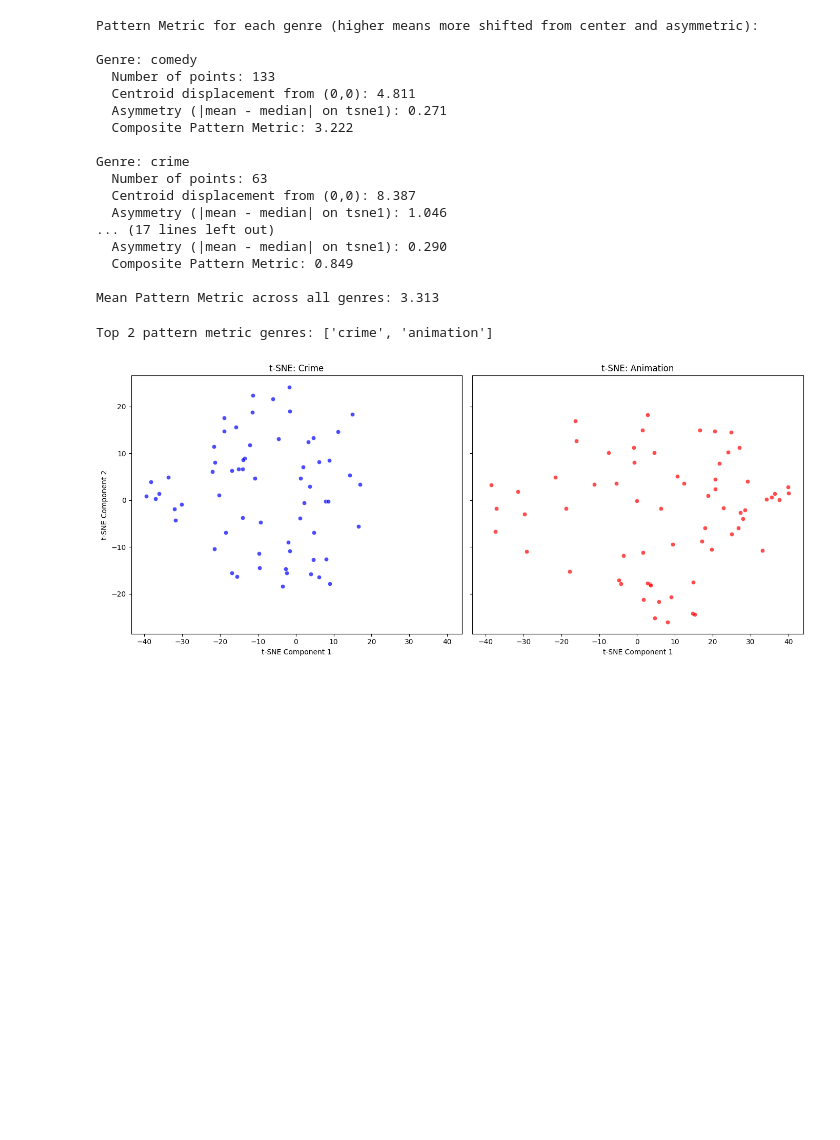
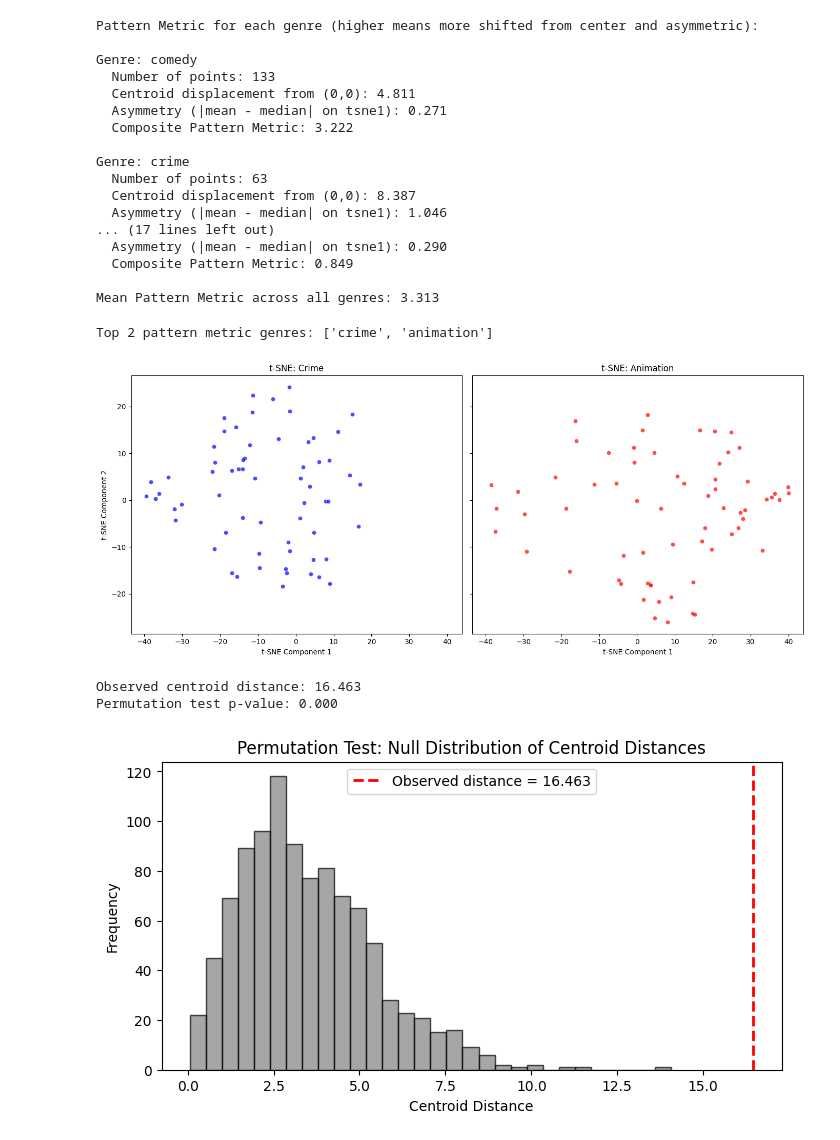
Before and after one commit to cacress/CSC442, a Jupyter notebook: Rithik_Modeling.ipynb, the cells around one changed output. Saved outputs shown, nothing was run; the diff lists cells and outputs as text; code cells hidden in the pictures; blank space fills up the shorter version.

Commit message:
Added permutation of centroids calculation with p value

```diff
--- a/Rithik_Modeling.ipynb
+++ b/Rithik_Modeling.ipynb
@@ -259,3 +259,71 @@ plt.show()
 # %% [output]
 Top 2 pattern metric genres: ['crime', 'animation']
 [figure]
+# %%
+# Cell 7: Permutation Test on t-SNE Cluster Centroids
+
+import numpy as np
+import matplotlib.pyplot as plt
+
+def permutation_test_centroid_distance(genre1_data, genre2_data, n_permutations=1000):
+    """
+    Performs a permutation test comparing the centroid distances of two clusters.
+
+    Parameters:
+      genre1_data (DataFrame): t-SNE data for genre 1 containing columns 'tsne1' and 'tsne2'
+      genre2_data (DataFrame): t-SNE data for genre 2 containing columns 'tsne1' and 'tsne2'
+      n_permutations (int): Number of permutations to build the null distribution
+
+    Returns:
+      observed_distance (float): Euclidean distance between the actual centroids
+      p_value (float): p-value from the permutation test
+      permutation_dists (np.array): Array of centroid distances from permuted data
+    """
+    # Extract t-SNE coordinates for each genre
+    coords1 = genre1_data[['tsne1', 'tsne2']].values
+    coords2 = genre2_data[['tsne1', 'tsne2']].values
+
+    # Calculate observed centroids and Euclidean distance between them
+    centroid1 = np.mean(coords1, axis=0)
+    centroid2 = np.mean(coords2, axis=0)
+    observed_distance = np.linalg.norm(centroid1 - centroid2)
+
+    # Combine the data from both genres
+    combined = np.vstack([coords1, coords2])
+    n1 = len(coords1)
+    permutation_dists = []
+
+    # Permutation test: shuffle and compute centroid distance for each permutation
+    for _ in range(n_permutations):
+        np.random.shuffle(combined)  # Shuffles rows in-place
+        perm_centroid1 = np.mean(combined[:n1], axis=0)
+        perm_centroid2 = np.mean(combined[n1:], axis=0)
+        perm_distance = np.linalg.norm(perm_centroid1 - perm_centroid2)
+        permutation_dists.append(perm_distance)
+
+    permutation_dists = np.array(permutation_dists)
+    # Calculate p-value: proportion of permutations where the distance is as extreme as or more extreme than observed
+    p_value = np.mean(permutation_dists >= observed_distance)
+
+    return observed_distance, p_value, permutation_dists
+
+# Assume genre1_data and genre2_data are defined as in your Cell 6
+# For example, they are the t-SNE data for the two genres with the highest pattern metric:
+obs_dist, p_val, null_distribution = permutation_test_centroid_distance(genre1_data, genre2_data, n_permutations=1000)
+
+print(f"Observed centroid distance: {obs_dist:.3f}")
+print(f"Permutation test p-value: {p_val:.3f}")
+
+# Optionally, visualize the null distribution and the observed centroid distance
+plt.figure(figsize=(8, 4))
+plt.hist(null_distribution, bins=30, alpha=0.7, color='gray', edgecolor='black')
+plt.axvline(obs_dist, color='red', linestyle='dashed', linewidth=2, label=f'Observed distance = {obs_dist:.3f}')
+plt.xlabel("Centroid Distance")
+plt.ylabel("Frequency")
+plt.title("Permutation Test: Null Distribution of Centroid Distances")
+plt.legend()
+plt.show()
+# %% [output]
+Observed centroid distance: 16.463
+Permutation test p-value: 0.000
+[figure, added]
```
Also changed, not shown: parts of 1 cell of this notebook.
